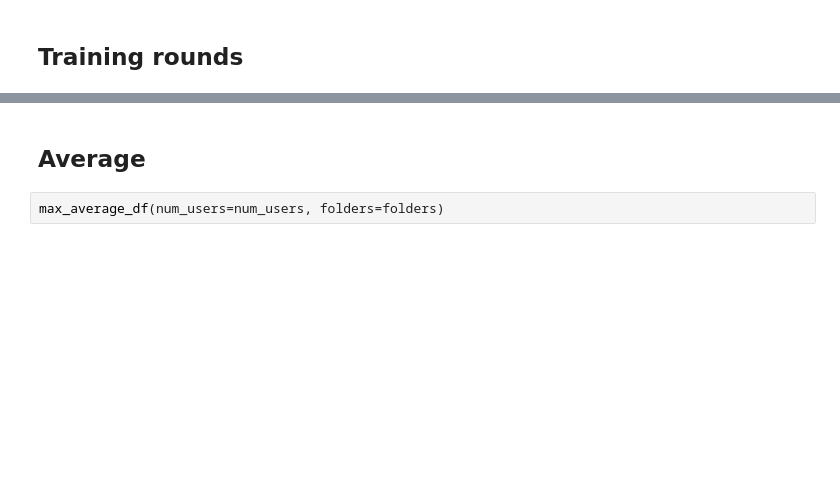
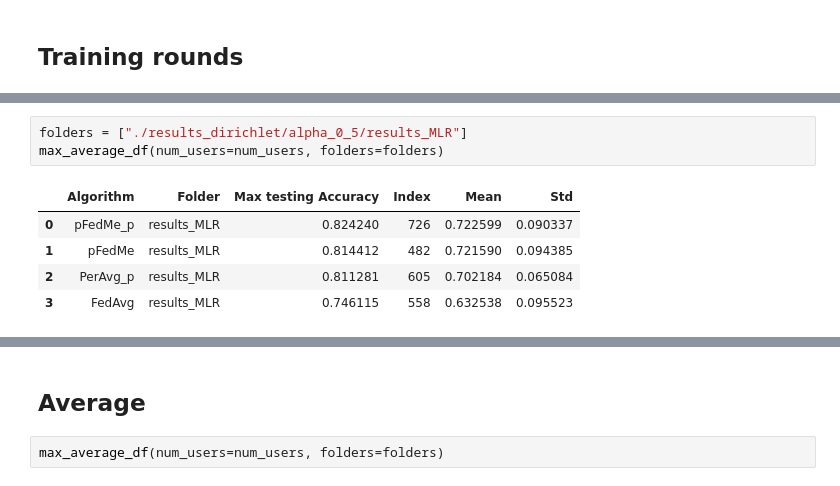
Before and after one commit to Blackangoo/DDLS_Project, a Jupyter notebook: print_results.ipynb, the cells around one changed output, grey strips where cells are left out. Cells and saved outputs as stored; diff of their text form; blank space fills up the shorter version.

```diff
--- a/print_results.ipynb
+++ b/print_results.ipynb
@@ -79,0 +109,9 @@ max_df(num_users=num_users, folders=folders)
+# %%
+folders = ["./results_dirichlet/alpha_0_5/results_MLR"]
+max_average_df(num_users=num_users, folders=folders)
+# %% [output]
+|  | Algorithm | Folder | Max testing Accuracy | Index | Mean | Std |
+| 0 | pFedMe_p | results_MLR | 0.824240 | 726 | 0.722599 | 0.090337 |
+| 1 | pFedMe | results_MLR | 0.814412 | 482 | 0.721590 | 0.094385 |
+| 2 | PerAvg_p | results_MLR | 0.811281 | 605 | 0.702184 | 0.065084 |
+| 3 | FedAvg | results_MLR | 0.746115 | 558 | 0.632538 | 0.095523 |
```
Also changed, not shown: parts of 18 cells of this notebook, 1 other file.
